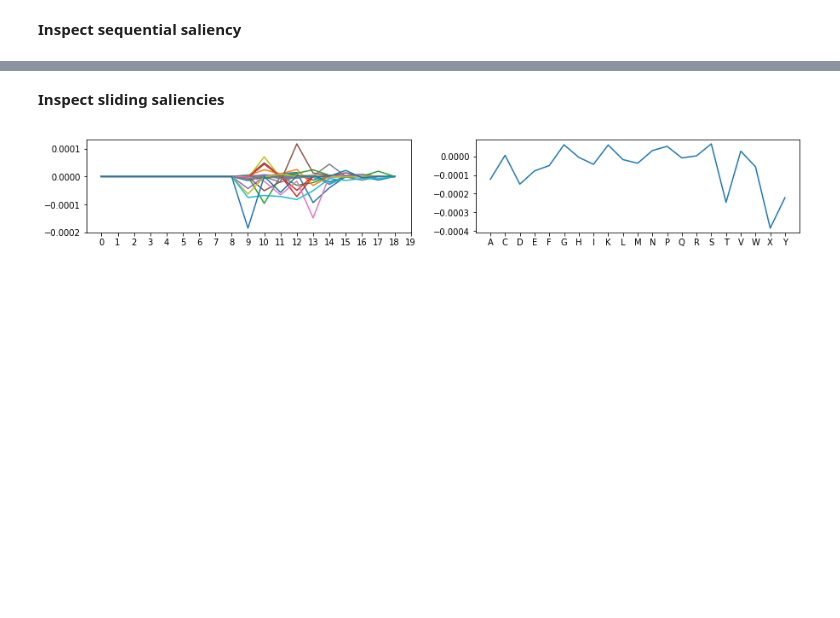
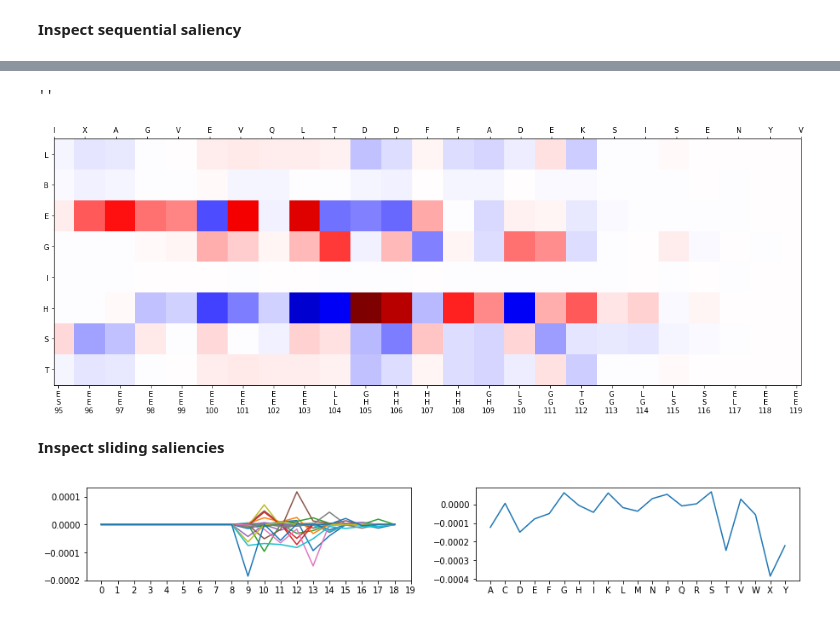
Before and after one commit to Juillermo/saliencyPSSP, a Jupyter notebook: Saliencies jurtz.ipynb, the cells around one changed output, grey strips where cells are left out. Drawn from its saved outputs; the diff is of its cells as text; code cells hidden in the pictures; blank space fills up the shorter version.

```diff
--- a/Saliencies jurtz.ipynb
+++ b/Saliencies jurtz.ipynb
@@ -146,3 +189,30 @@ ax2.xaxis.set(ticks=range(end-ini), ticklabels=decode(X[seq,ini:end], aaMap_jurt
+# %%
+fig, ax = plt.subplots(figsize=(15,5.85))
+tot_sal = np.zeros((8, end-ini))
+for el in range(8):
+    temp = saliencies[el]
+    for pos in range(ini,final_pos):
+        if True:
+        #if preds[pos] == 'H':
+        #if ssConvertMap[labels[seq,pos]] == 'H':
+            tot_sal[el] += np.einsum('ij,ij->i', temp[pos,ini:end,21:], X[seq,ini:end,21:])
+    #ax.plot(tot_sal, marker='.')
+vmax = np.max(abs(tot_sal))
+cax = ax.imshow(tot_sal, cmap='seismic', vmin = -vmax, vmax = vmax)
+#fig.colorbar(cax)
+
+ax.yaxis.set(ticks=range(8), ticklabels=ssConvertString)
+ax.xaxis.set(ticks=range(end-ini), ticklabels=[preds[ini+i]+"\n"+ssConvertMap[el]+"\n"+str(ini+i) for i, el in enumerate(labels[seq,ini:end])])
+ax.margins(0)
+ax2 = ax.twiny()
+ax2.xaxis.set(ticks=range(end-ini), ticklabels=decode(X[seq,ini:end], aaMap_jurtz))
+
+plt.tight_layout()
+fig.savefig("thesis/Figures/sample_8classes.eps", format='eps')
+""
+# %% [output]
+''
+[figure, added]
 # %% [markdown]
 **Inspect sliding saliencies**
 # %%
```
Also changed, not shown: parts of 6 cells of this notebook, 9 other files.
